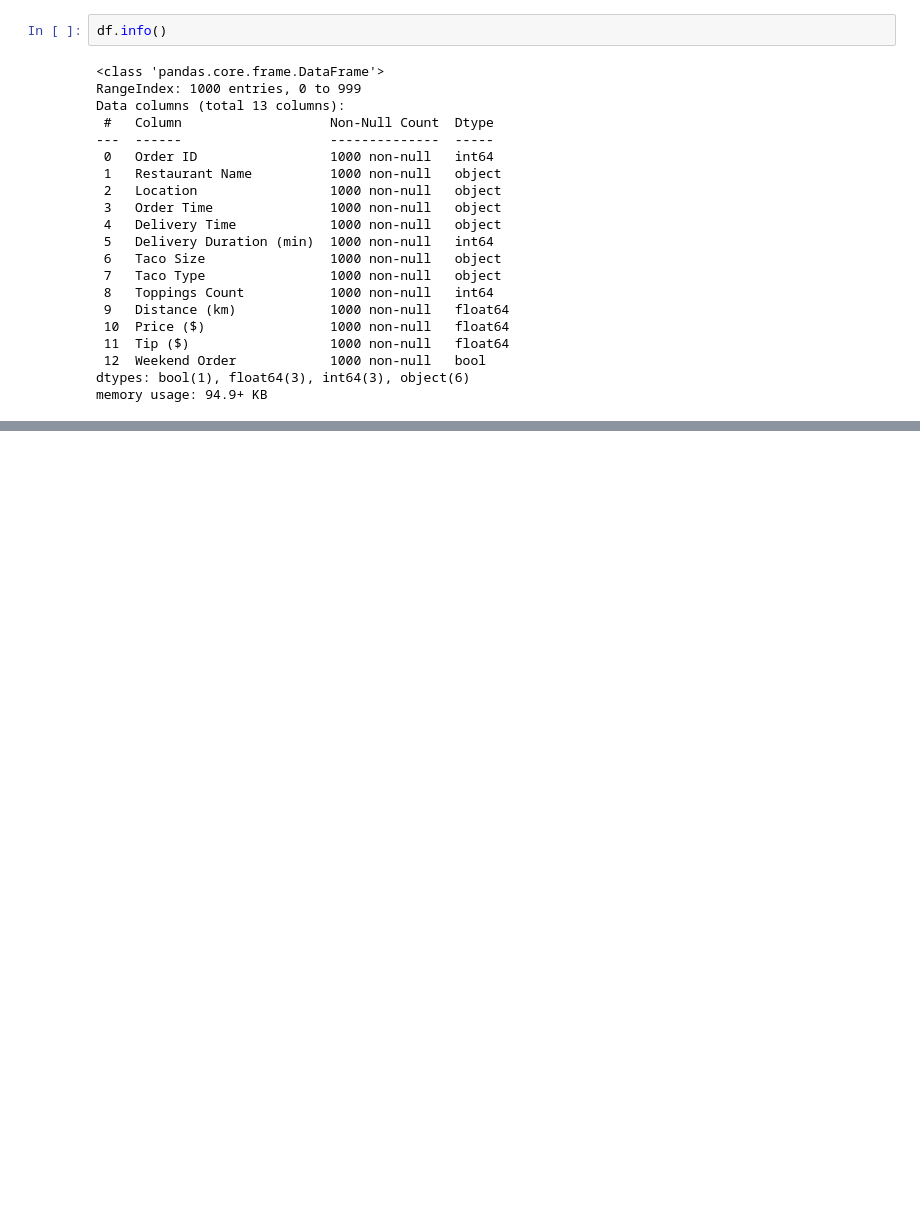
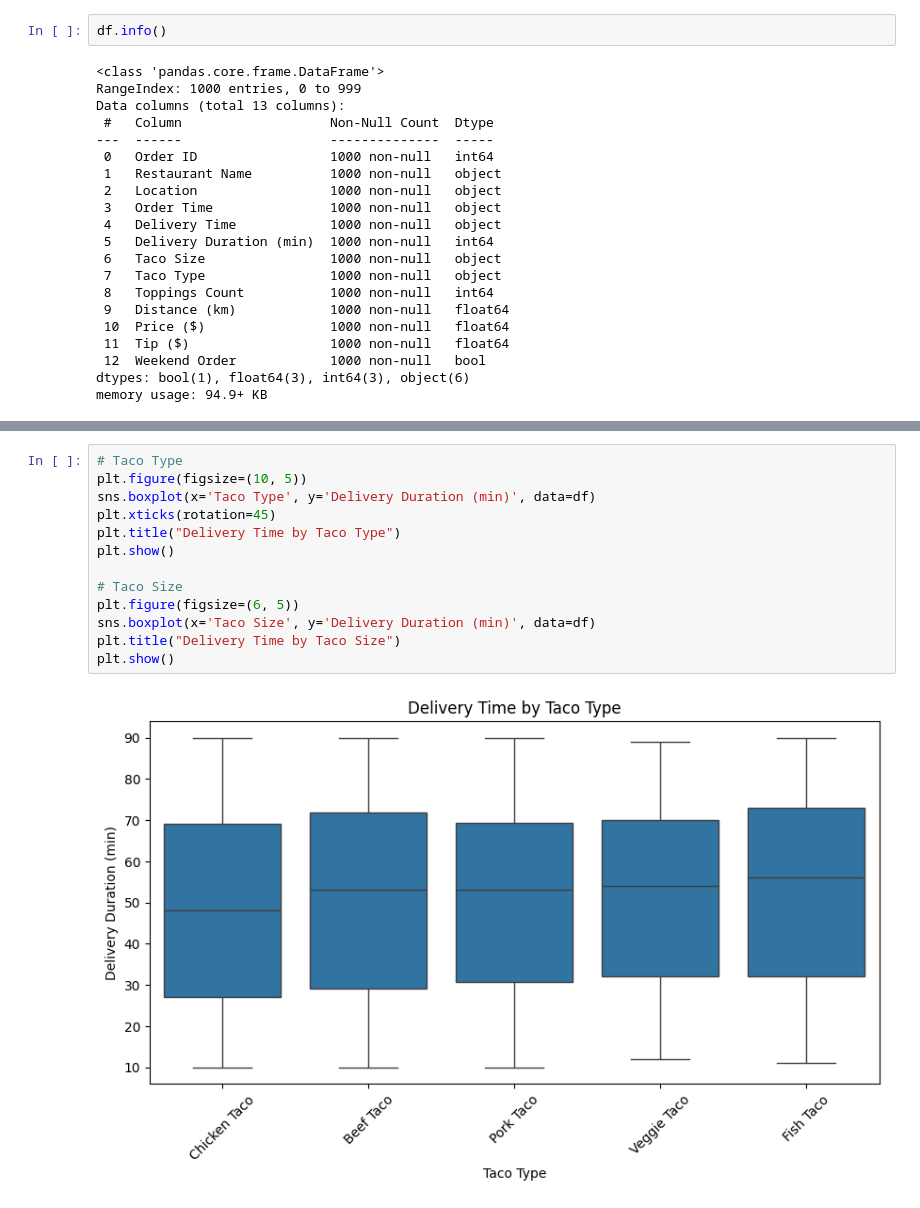
Before and after one commit to GBalagtey/Taco-Delivery-Prediction, a Jupyter notebook: taco-delivery-prediction.ipynb, the cells around one changed output, grey strips where cells are left out. Saved outputs shown, nothing was run; the diff lists cells and outputs as text; blank space fills up the shorter version.

```diff
--- a/taco-delivery-prediction.ipynb
+++ b/taco-delivery-prediction.ipynb
@@ -62,0 +94,15 @@ df.head()
+# %%
+# Taco Type
+plt.figure(figsize=(10, 5))
+sns.boxplot(x='Taco Type', y='Delivery Duration (min)', data=df)
+plt.xticks(rotation=45)
+plt.title("Delivery Time by Taco Type")
+plt.show()
+
+# Taco Size
+plt.figure(figsize=(6, 5))
+sns.boxplot(x='Taco Size', y='Delivery Duration (min)', data=df)
+plt.title("Delivery Time by Taco Size")
+plt.show()
+# %% [output]
+[figure, added]
```
Also changed, not shown: parts of 20 cells of this notebook.
